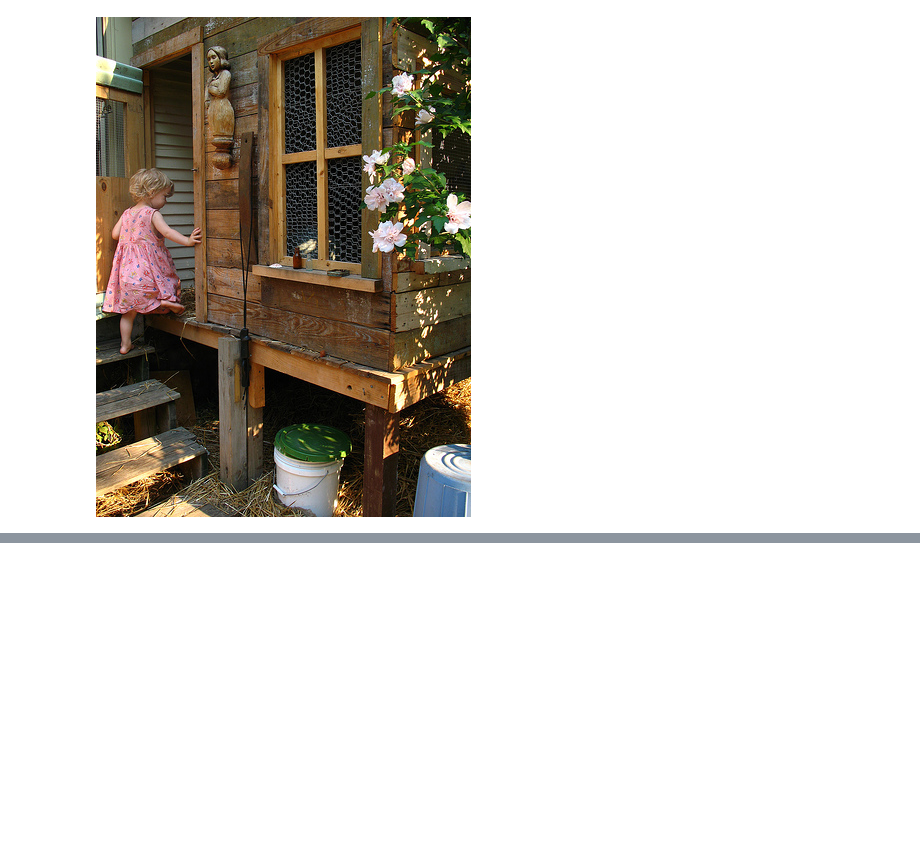
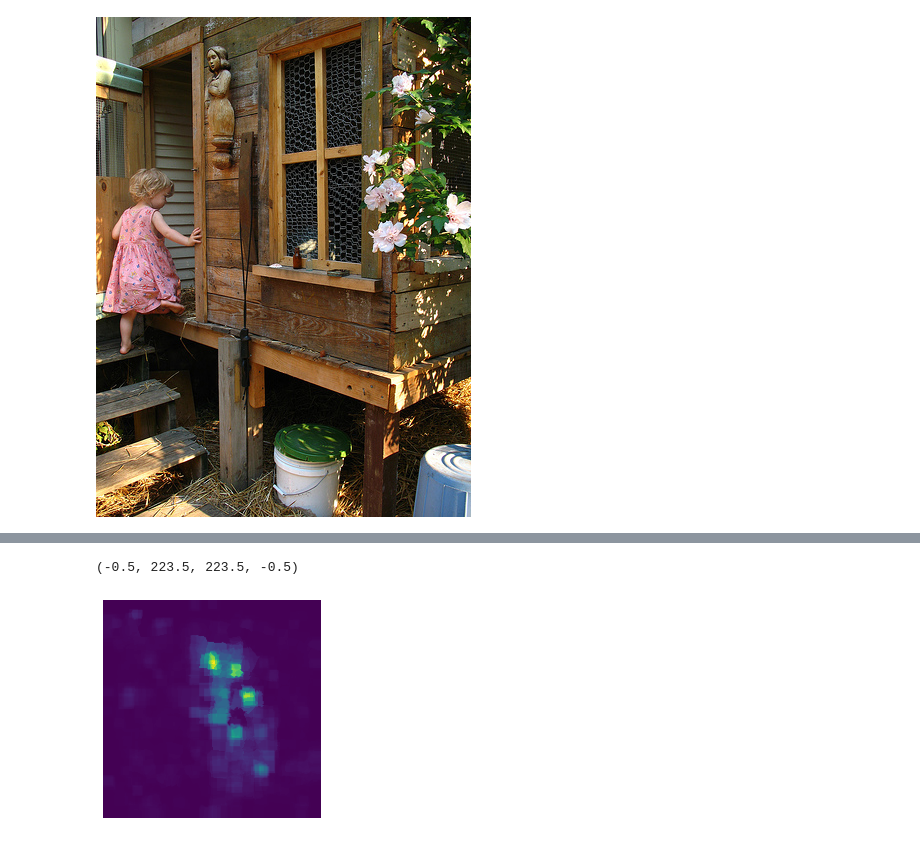
Before and after one commit to pals-ttic/adapting-CLIP, a Jupyter notebook: demo.ipynb, the cells around one changed output, grey strips where cells are left out. Cells and saved outputs as stored; diff of their text form; code cells hidden in the pictures; blank space fills up the shorter version.

```diff
--- a/demo.ipynb
+++ b/demo.ipynb
@@ -45,0 +81,16 @@ AttributeError: 'VGPViT' object has no attribute 'get_heatmaep'
+# %%
+img_path = 'data/flickr/flickr30k_images/1016887272.jpg'
+img = Image.open(img_path).convert("RGB")
+img_data = np.array(img)
+# img.show()
+
+phrases = ['Several climbers', 'A group of people']
+heatmaps = model(img_data, phrases)
+
+import matplotlib.pyplot as plt
+
+plt.imshow(heatmaps[0])
+plt.axis('off')
+# %% [output]
+(-0.5, 223.5, 223.5, -0.5)
+[figure, added]
```
Also changed, not shown: parts of 12 cells of this notebook, 4 other files.
